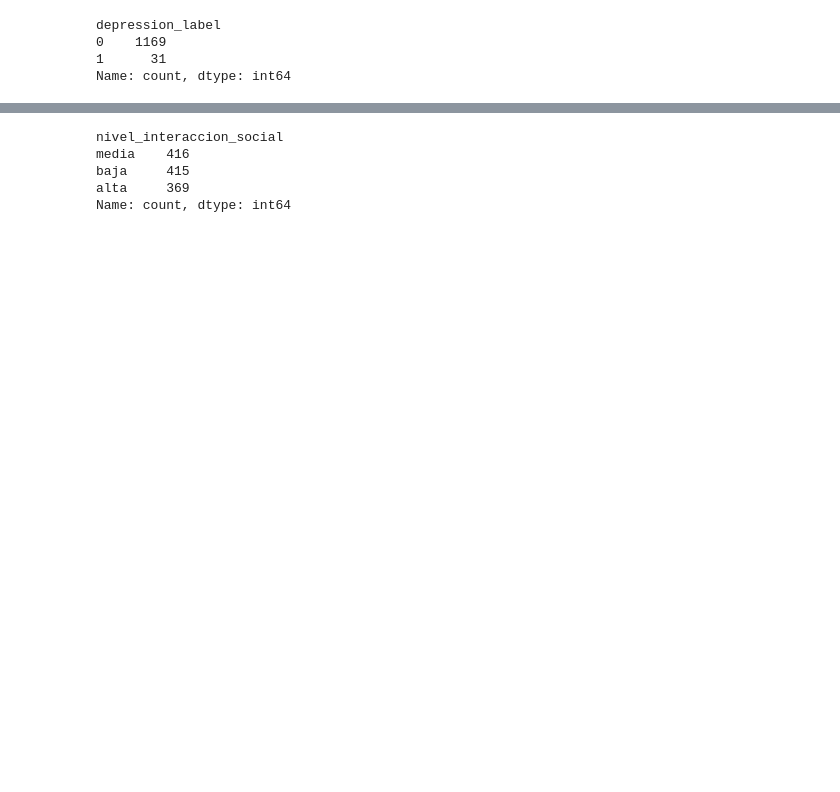
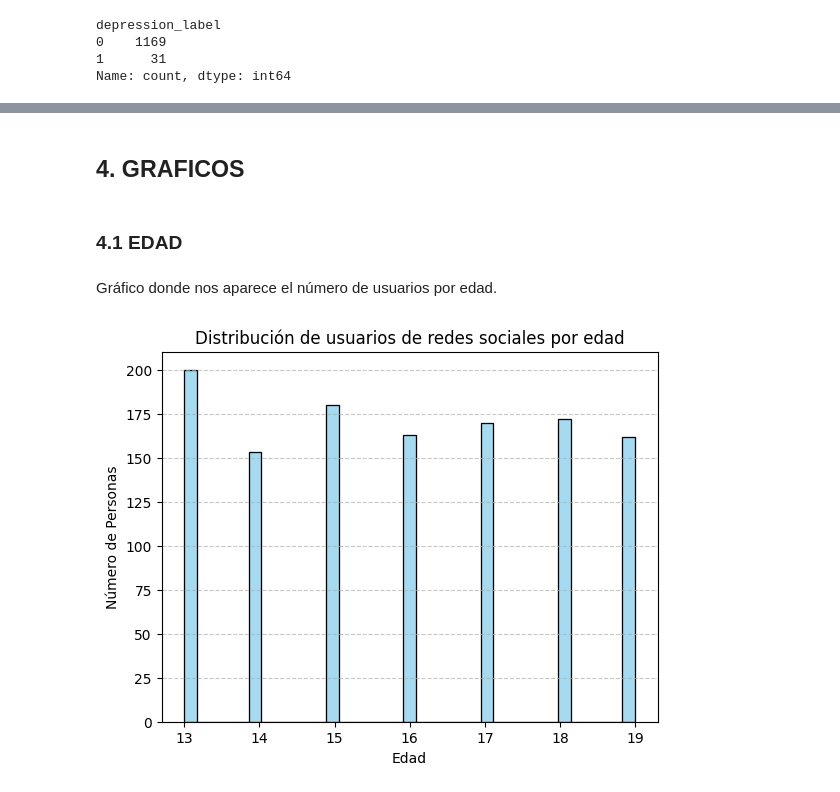
Before and after one commit to Ainara-1/EDA_ai, a Jupyter notebook: memoria.ipynb, the cells around one changed output, grey strips where cells are left out. Drawn from its saved outputs; the diff is of its cells as text; code cells hidden in the pictures; blank space fills up the shorter version.

```diff
--- a/memoria.ipynb
+++ b/memoria.ipynb
@@ -598,8 +509,17 @@ Name: count, dtype: int64
-# %%
-datos_e["nivel_interaccion_social"].value_counts()
-# %% [output]
-nivel_interaccion_social
-media    416
-baja     415
-alta     369
-Name: count, dtype: int64
+# %% [markdown]
+## 4. GRAFICOS
+# %% [markdown]
+### 4.1 EDAD
+# %% [markdown]
+Gráfico donde nos aparece el número de usuarios por edad.
+# %%
+sns.histplot(data=datos_e, x='edad', bins=35, kde=False, color='skyblue')
+
+plt.title('Distribución de usuarios de redes sociales por edad')
+plt.xlabel('Edad')
+plt.ylabel('Número de Personas')
+plt.grid(axis='y', linestyle='--', alpha=0.7)
+plt.savefig('img/usuarios_por_edad.png')
+plt.show();
+# %% [output]
+[figure, added]
```
Also changed, not shown: parts of 98 cells of this notebook, 21 other files.
